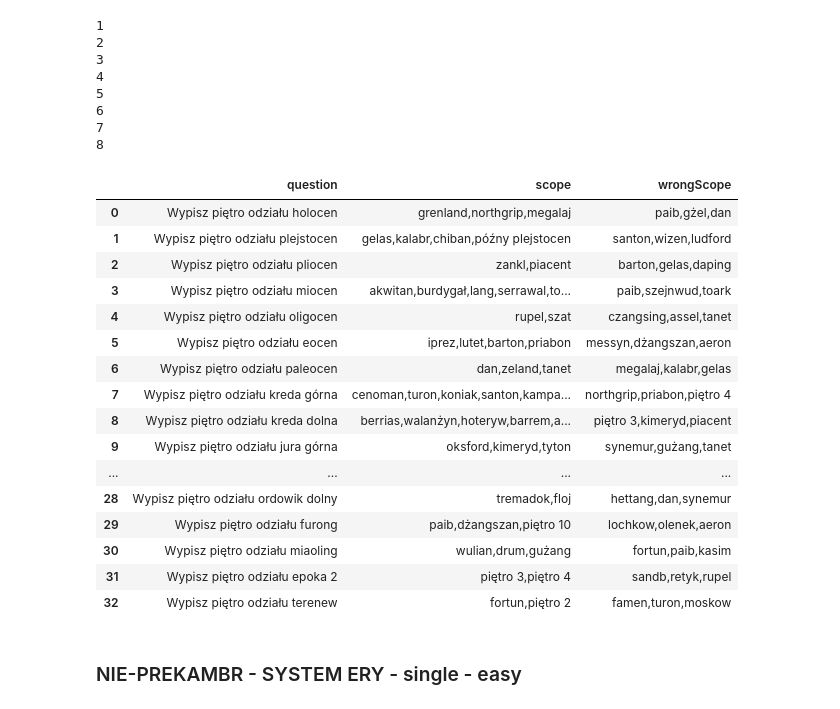
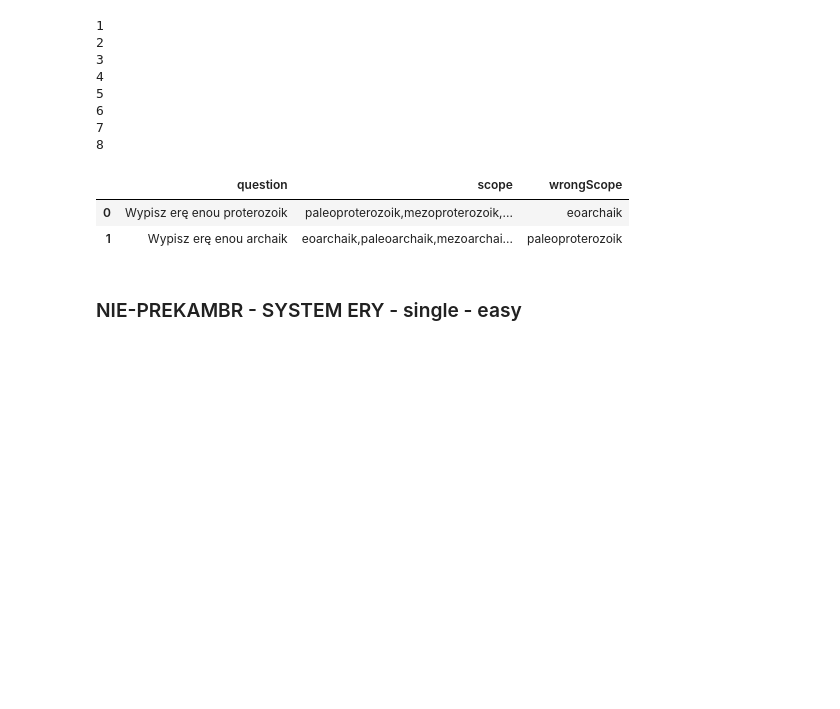
Before and after one commit to wiktorpiela/wucziapping, a Jupyter notebook: backend/question_builder/testing.ipynb, the cells around one changed output. Cells and saved outputs as stored; diff of their text form; code cells hidden in the pictures; blank space fills up the shorter version.

```diff
--- a/backend/question_builder/testing.ipynb
+++ b/backend/question_builder/testing.ipynb
@@ -90,25 +90,11 @@ for dataSource, isClassic, colNameTarget, colNameScope, questionTxt in criteria:
 7
 8
 # %%
-dfs[3]
+dfs[7]
 # %% [output]
 |  | question | scope | wrongScope |
-| 0 | Wypisz piętro odziału holocen | grenland,northgrip,megalaj | paib,gżel,dan |
-| 1 | Wypisz piętro odziału plejstocen | gelas,kalabr,chiban,późny plejstocen | santon,wizen,ludford |
-| 2 | Wypisz piętro odziału pliocen | zankl,piacent | barton,gelas,daping |
-| 3 | Wypisz piętro odziału miocen | akwitan,burdygał,lang,serrawal,to... | paib,szejnwud,toark |
-| 4 | Wypisz piętro odziału oligocen | rupel,szat | czangsing,assel,tanet |
-| 5 | Wypisz piętro odziału eocen | iprez,lutet,barton,priabon | messyn,dżangszan,aeron |
-| 6 | Wypisz piętro odziału paleocen | dan,zeland,tanet | megalaj,kalabr,gelas |
-| 7 | Wypisz piętro odziału kreda górna | cenoman,turon,koniak,santon,kampa... | northgrip,priabon,piętro 4 |
-| 8 | Wypisz piętro odziału kreda dolna | berrias,walanżyn,hoteryw,barrem,a... | piętro 3,kimeryd,piacent |
-| 9 | Wypisz piętro odziału jura górna | oksford,kimeryd,tyton | synemur,gużang,tanet |
-| ... | ... | ... | ... |
-| 28 | Wypisz piętro odziału ordowik dolny | tremadok,floj | hettang,dan,synemur |
-| 29 | Wypisz piętro odziału furong | paib,dżangszan,piętro 10 | lochkow,olenek,aeron |
-| 30 | Wypisz piętro odziału miaoling | wulian,drum,gużang | fortun,paib,kasim |
-| 31 | Wypisz piętro odziału epoka 2 | piętro 3,piętro 4 | sandb,retyk,rupel |
-| 32 | Wypisz piętro odziału terenew | fortun,piętro 2 | famen,turon,moskow |
+| 0 | Wypisz erę enou proterozoik | paleoproterozoik,mezoproterozoik,... | eoarchaik |
+| 1 | Wypisz erę enou archaik | eoarchaik,paleoarchaik,mezoarchai... | paleoproterozoik |
 # %% [markdown]
 ### NIE-PREKAMBR - SYSTEM ERY - single - easy
 # %%
```
